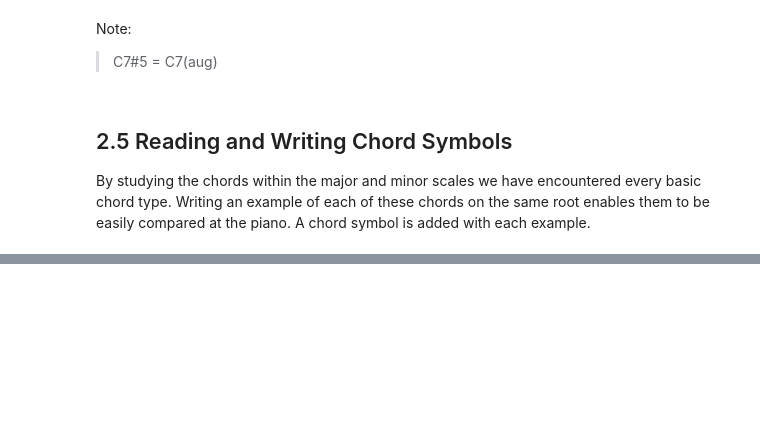
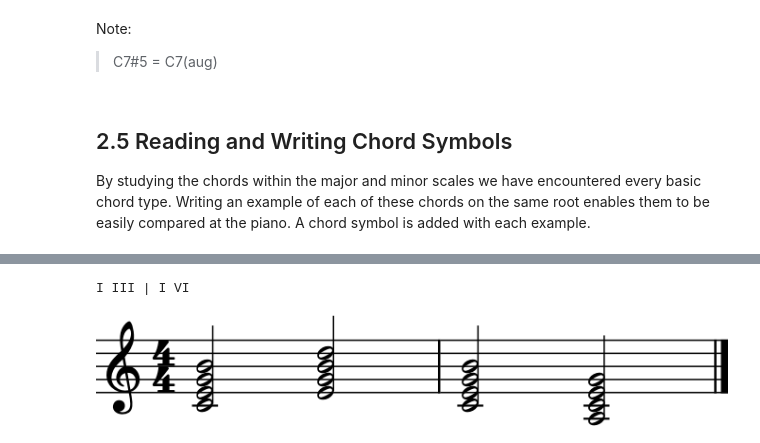
Before and after one commit to cwrightlibrary/JazzNotebooks, a Jupyter notebook: modern-jazz-piano/modern-jazz-piano.ipynb, the cells around one changed output, grey strips where cells are left out. Cells and saved outputs as stored; diff of their text form; code cells hidden in the pictures; blank space fills up the shorter version.

```diff
--- a/modern-jazz-piano/modern-jazz-piano.ipynb
+++ b/modern-jazz-piano/modern-jazz-piano.ipynb
@@ -703,0 +788,6 @@ By studying the chords within the major and minor scales we have encountered eve
+# %%
+notes = "^treble c 4/4^(c4$e4$g4$b4)/2 (e4$g4$b4$d5)/2 (c4$e4$g4$b4)/2 (a3$c4$e4$g4)/2"
+music(notes, True)
+print("I III | I VI")
+music(notes)
+# %% [output]
@@ -703,0 +795,2 @@ By studying the chords within the major and minor scales we have encountered eve
+I III | I VI
+[figure, added]
```
Also changed, not shown: parts of 50 cells of this notebook.
